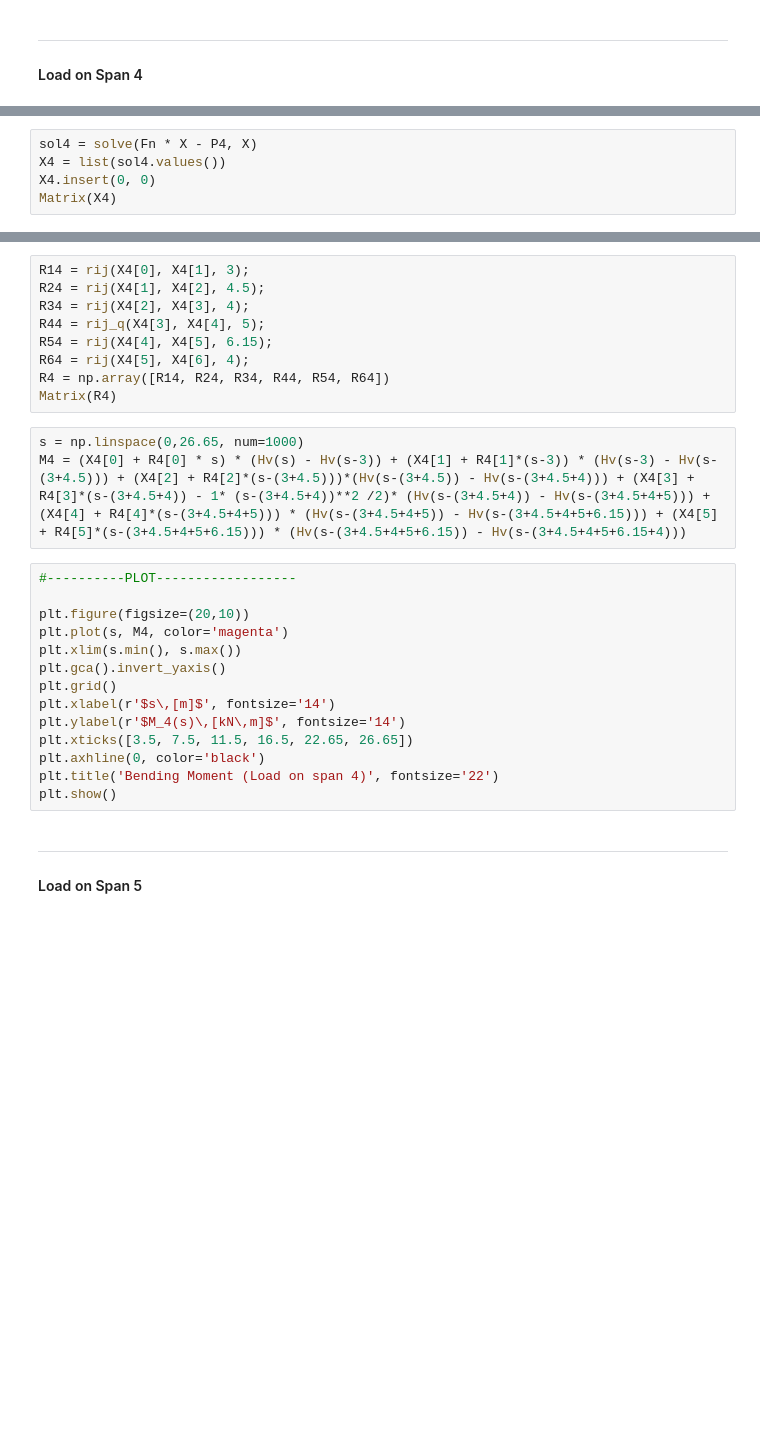
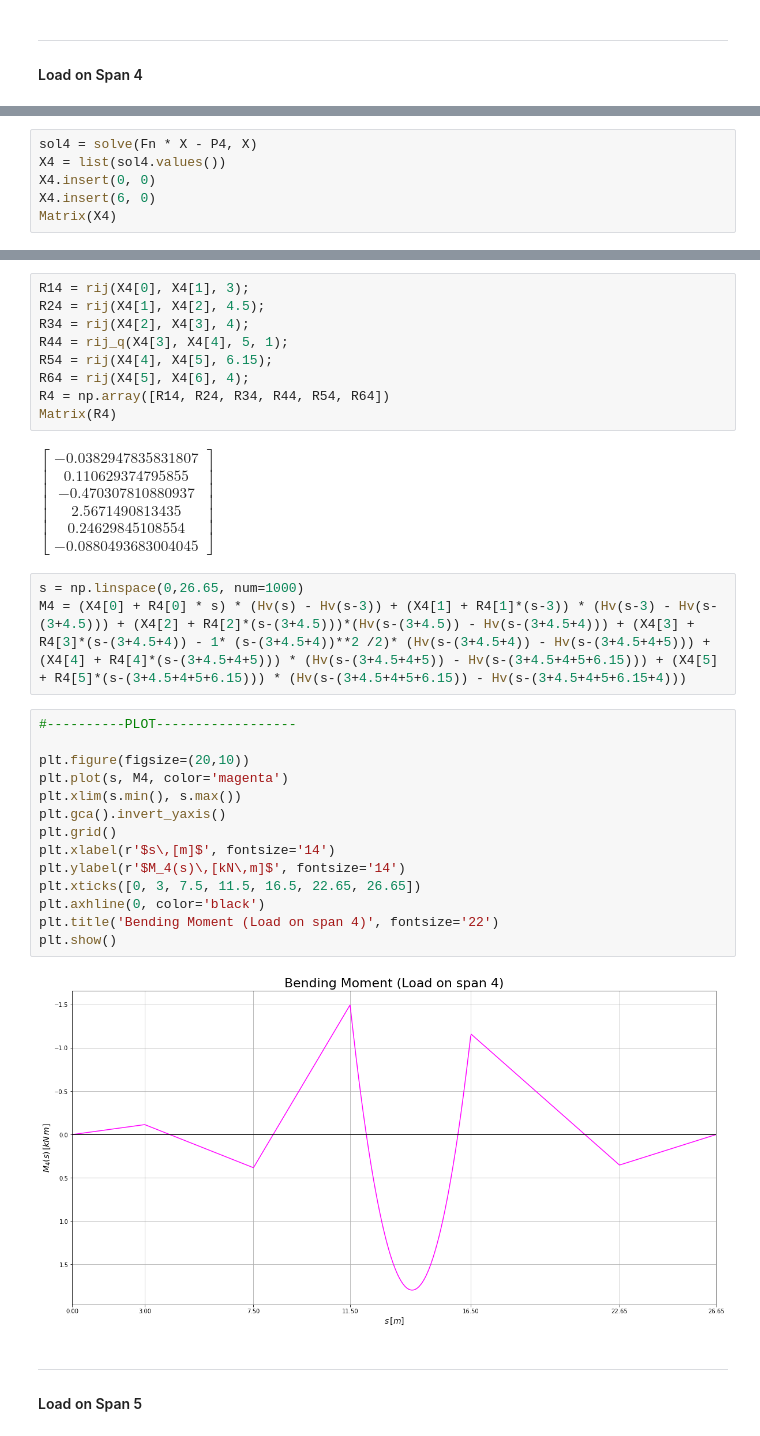
Before and after one commit to akaanzo/structural-safety, a Jupyter notebook: sol.ipynb, the cells around one changed output, grey strips where cells are left out. Drawn from its saved outputs; the diff is of its cells as text; blank space fills up the shorter version.

```diff
--- a/sol.ipynb
+++ b/sol.ipynb
@@ -268,4 +282,5 @@ P4
 sol4 = solve(Fn * X - P4, X)
 X4 = list(sol4.values())
 X4.insert(0, 0)
+X4.insert(6, 0)
 Matrix(X4)
@@ -273,28 +290,32 @@ Matrix(X4)
 R14 = rij(X4[0], X4[1], 3);
 R24 = rij(X4[1], X4[2], 4.5);
 R34 = rij(X4[2], X4[3], 4);
-R44 = rij_q(X4[3], X4[4], 5);
+R44 = rij_q(X4[3], X4[4], 5, 1);
 R54 = rij(X4[4], X4[5], 6.15);
 R64 = rij(X4[5], X4[6], 4);
 R4 = np.array([R14, R24, R34, R44, R54, R64])
 Matrix(R4)
+# %% [output]
+$\displaystyle \left[\begin{matrix}-0.0382947835831807\\0.110629374795855\\-0.470307810880937\\2.5671490813435\\0.24629845108554\\-0.0880493683004045\end{matrix}\right]$
 # %%
 s = np.linspace(0,26.65, num=1000)
 M4 = (X4[0] + R4[0] * s) * (Hv(s) - Hv(s-3)) + (X4[1] + R4[1]*(s-3)) * (Hv(s-3) - Hv(s-(3+4.5))) + (X4[2] + R4[2]*(s-(3+4.5)))*(Hv(s-(3+4.5)) - Hv(s-(3+4.5+4))) + (X4[3] + R4[3]*(s-(3+4.5+4)) - 1* (s-(3+4.5+4))**2 /2)* (Hv(s-(3+4.5+4)) - Hv(s-(3+4.5+4+5))) + (X4[4] + R4[4]*(s-(3+4.5+4+5))) * (Hv(s-(3+4.5+4+5)) - Hv(s-(3+4.5+4+5+6.15))) + (X4[5] + R4[5]*(s-(3+4.5+4+5+6.15))) * (Hv(s-(3+4.5+4+5+6.15)) - Hv(s-(3+4.5+4+5+6.15+4)))
 # %%
 #----------PLOT------------------
 
 plt.figure(figsize=(20,10))
 plt.plot(s, M4, color='magenta')
 plt.xlim(s.min(), s.max())
 plt.gca().invert_yaxis()
 plt.grid()
 plt.xlabel(r'$s\,[m]$', fontsize='14')
 plt.ylabel(r'$M_4(s)\,[kN\,m]$', fontsize='14')
-plt.xticks([3.5, 7.5, 11.5, 16.5, 22.65, 26.65])
+plt.xticks([0, 3, 7.5, 11.5, 16.5, 22.65, 26.65])
 plt.axhline(0, color='black')
 plt.title('Bending Moment (Load on span 4)', fontsize='22')
 plt.show()
+# %% [output]
+[figure, added]
 # %% [markdown]
 ---
 #### Load on Span 5
```
Also changed, not shown: parts of 44 cells of this notebook.
